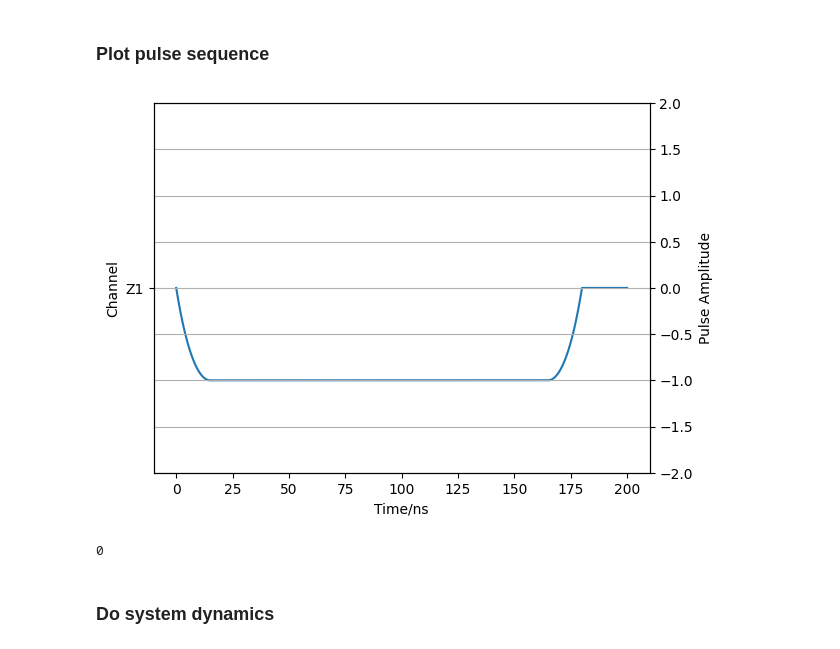
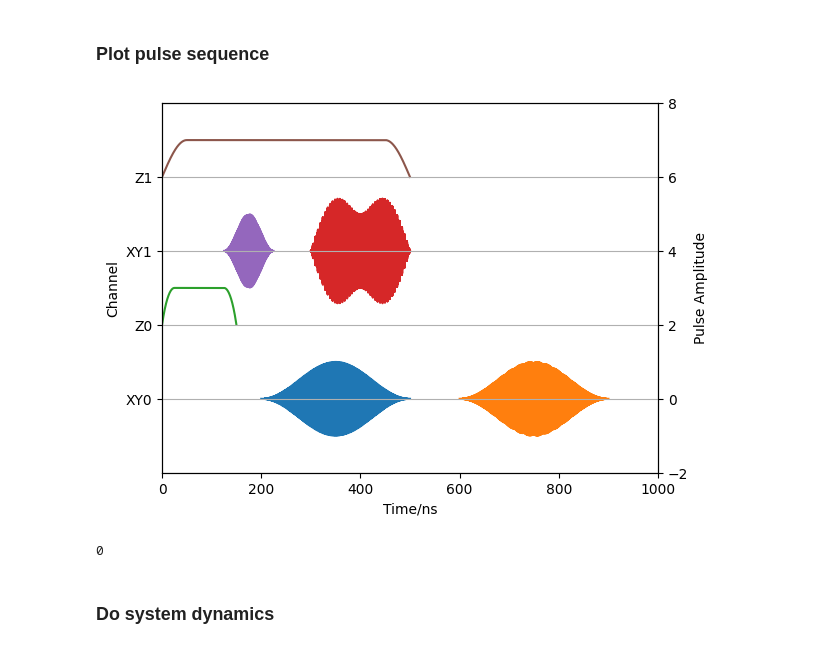
Before and after one commit to RunawayFancy/QuSim, a Jupyter notebook: reconstructed_enr_ver/demo.ipynb, the cells around one changed output. Drawn from its saved outputs; the diff is of its cells as text; code cells hidden in the pictures.

```diff
--- a/reconstructed_enr_ver/demo.ipynb
+++ b/reconstructed_enr_ver/demo.ipynb
@@ -71,0 +108,3 @@ Quantum object: dims = [[81], [81]], shape = (81, 81), type = oper, isherm = Fal
+# %%
+state_000, E_000, _ = _system.get_eigenstates_energy((0,))
+state_000
@@ -234,8 +275,8 @@ Delta_E = E_010 - E_000
 print("E_010 - E_000 = {}".format(Delta_E))
 
 simulation_option = {
-    "simulation_time": 200, # ns
-    "simulation_step": 2000,
+    "simulation_time": 1000, # ns
+    "simulation_step": 10000,
     "initial_state": [state_001] # Do multiple simulation
 }
 
@@ -282,6 +323,18 @@ pulse_sequence_example = [
         'q_index': 0
     },
     {
+        'pulse_index': 5,
+        'type': "XY",
+        'pulse_shape': "cos",
+        't_delay': 600,
+        't_width': 300,
+        't_plateau': 0,
+        'freq': Delta_E,
+        'phase': 0,
+        'amplitude': 0.9,
+        'q_index': 0
+    },
+    {
         'pulse_index': 3,
         'type': "Z",
         'pulse_shape': "sin",
@@ -325,10 +378,10 @@ E_010 - E_000 = 5.837099975436747
 # %%
 # %matplotlib qt
 
 ## Notice that the all pulses'  amplitude are rescaled by a factor 1/1.2
-pl.plot_pulse_sequence(pulse_sequence, simulation_option)
+pl.plot_pulse_sequence(pulse_sequence_example, simulation_option)
 # %% [output]
-[figure, old version]
+[figure, new version]
 0
 # %% [markdown]
 ### Do system dynamics
```
Also changed, not shown: parts of 3 cells of this notebook, 1 other file.
